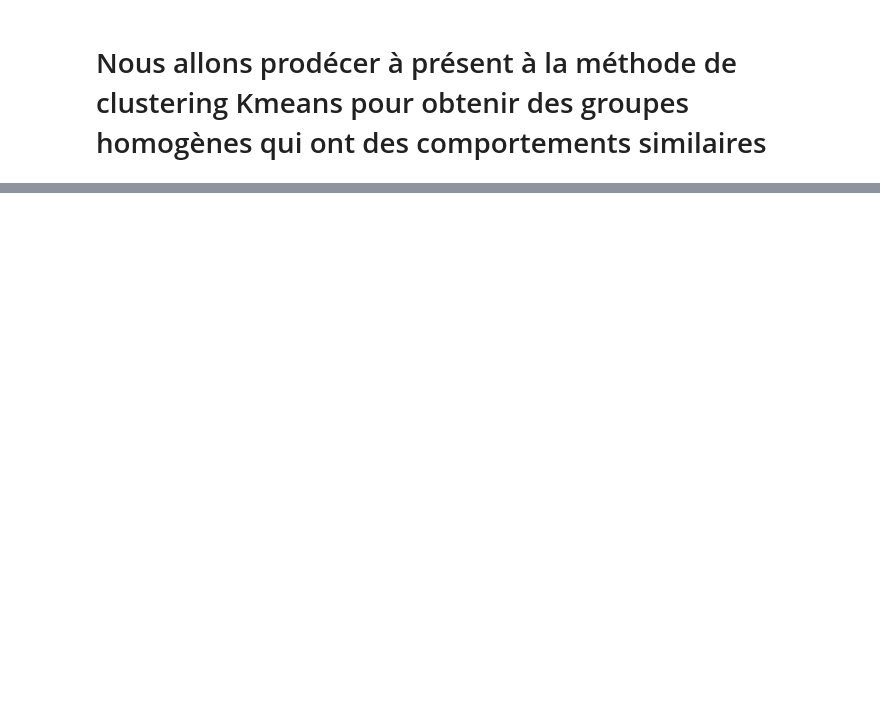
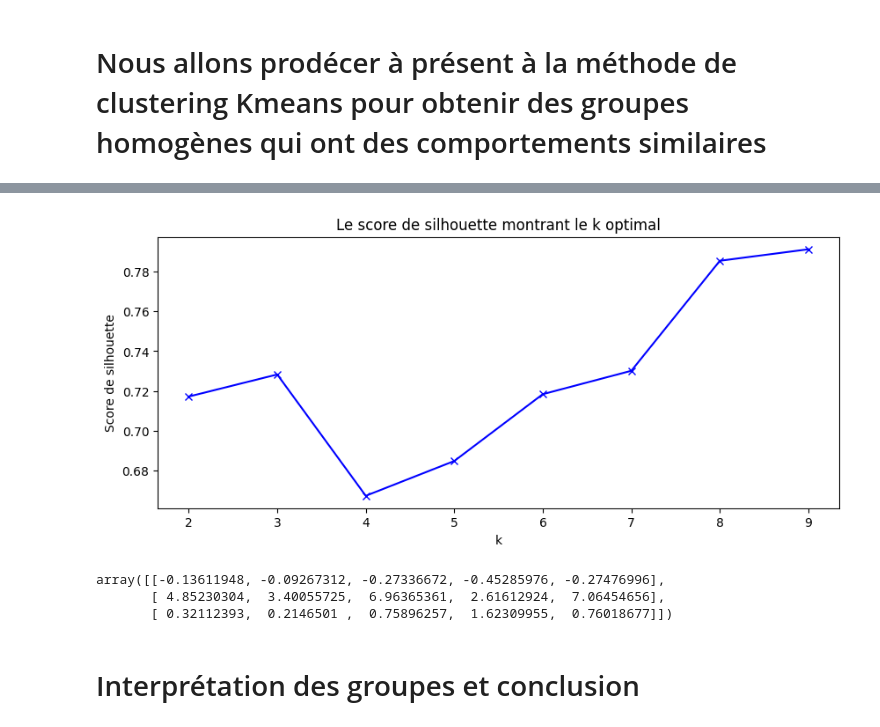
Before and after one commit to Mich-colab/Projets-Michele, a Jupyter notebook: Analyses données et clustering Kmeans_site E-commerce.ipynb, the cells around one changed output, grey strips where cells are left out. Drawn from its saved outputs; the diff is of its cells as text; code cells hidden in the pictures; blank space fills up the shorter version.

```diff
--- a/Analyses données et clustering Kmeans_site E-commerce.ipynb
+++ b/Analyses données et clustering Kmeans_site E-commerce.ipynb
@@ -506,9 +734,26 @@ plt.show()
+# %%
+# Graphique du score de silhouette
+plt.figure(figsize=(10,4))
+plt.plot(K, silhouettes, 'bx-')
+plt.xlabel('k')
+plt.ylabel('Score de silhouette')
+plt.title('Le score de silhouette montrant le k optimal')
+plt.show()
+# %% [output]
+[figure, added]
 # %%
-#selon la méthode du coude, le nombre de cluster est de 3
+#selon les courbes obtenues, le nombre de cluster idéale est de 3
 #Entrainement de l'algorithme sur le df, et calcul des positions des K centroïdes et les labels
 clf_kmean = KMeans(n_clusters = 3, random_state=42)
 clf_kmean=clf_kmean.fit(df_normalized)
 centroids = clf_kmean.cluster_centers_
 label = clf_kmean.labels_
 np.shape(label)
+centroids
+# %% [output]
+array([[-0.13611948, -0.09267312, -0.27336672, -0.45285976, -0.27476996],
+       [ 4.85230304,  3.40055725,  6.96365361,  2.61612924,  7.06454656],
+       [ 0.32112393,  0.2146501 ,  0.75896257,  1.62309955,  0.76018677]])
+# %% [markdown]
+# Interprétation des groupes et conclusion
 # %%
```
Also changed, not shown: parts of 43 cells of this notebook.
